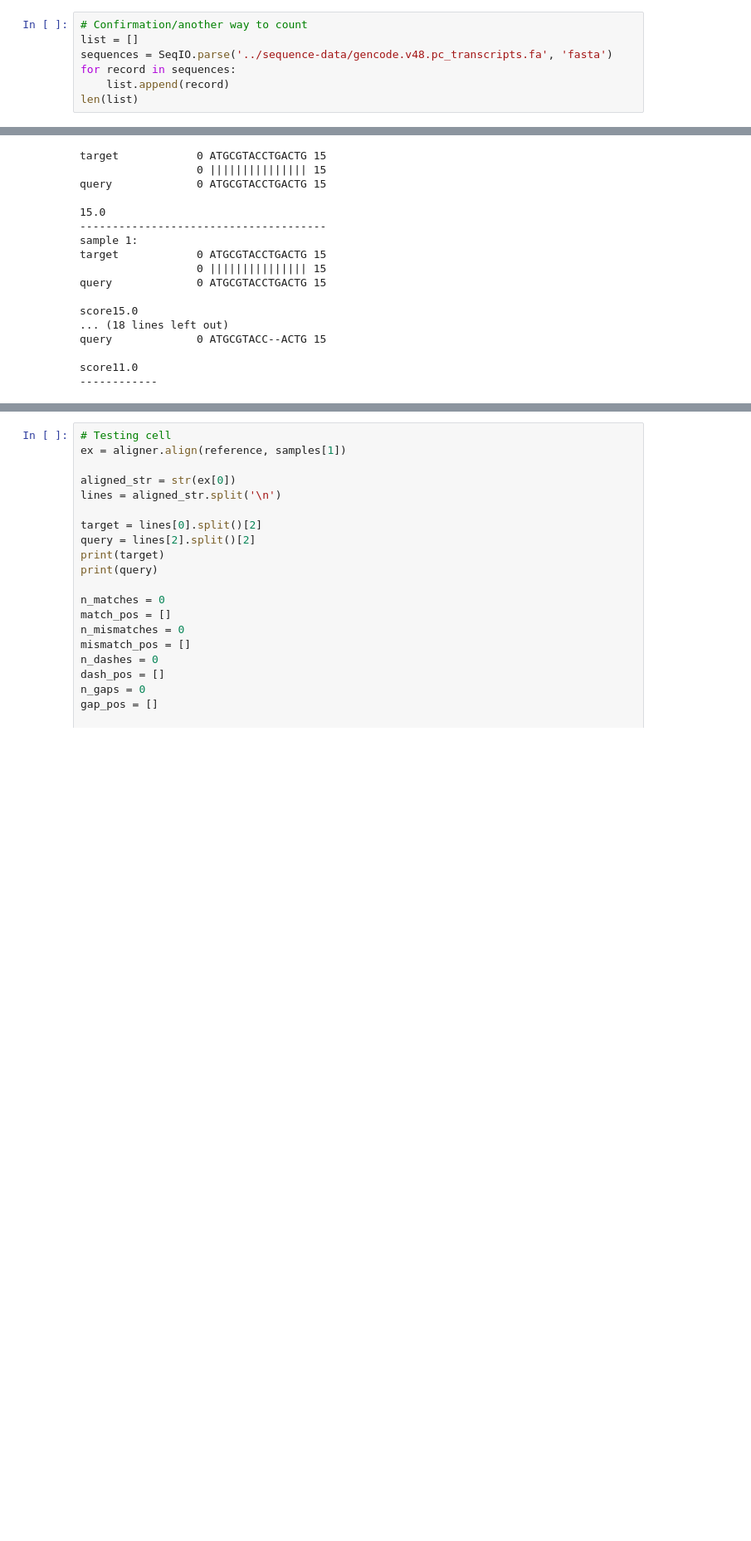
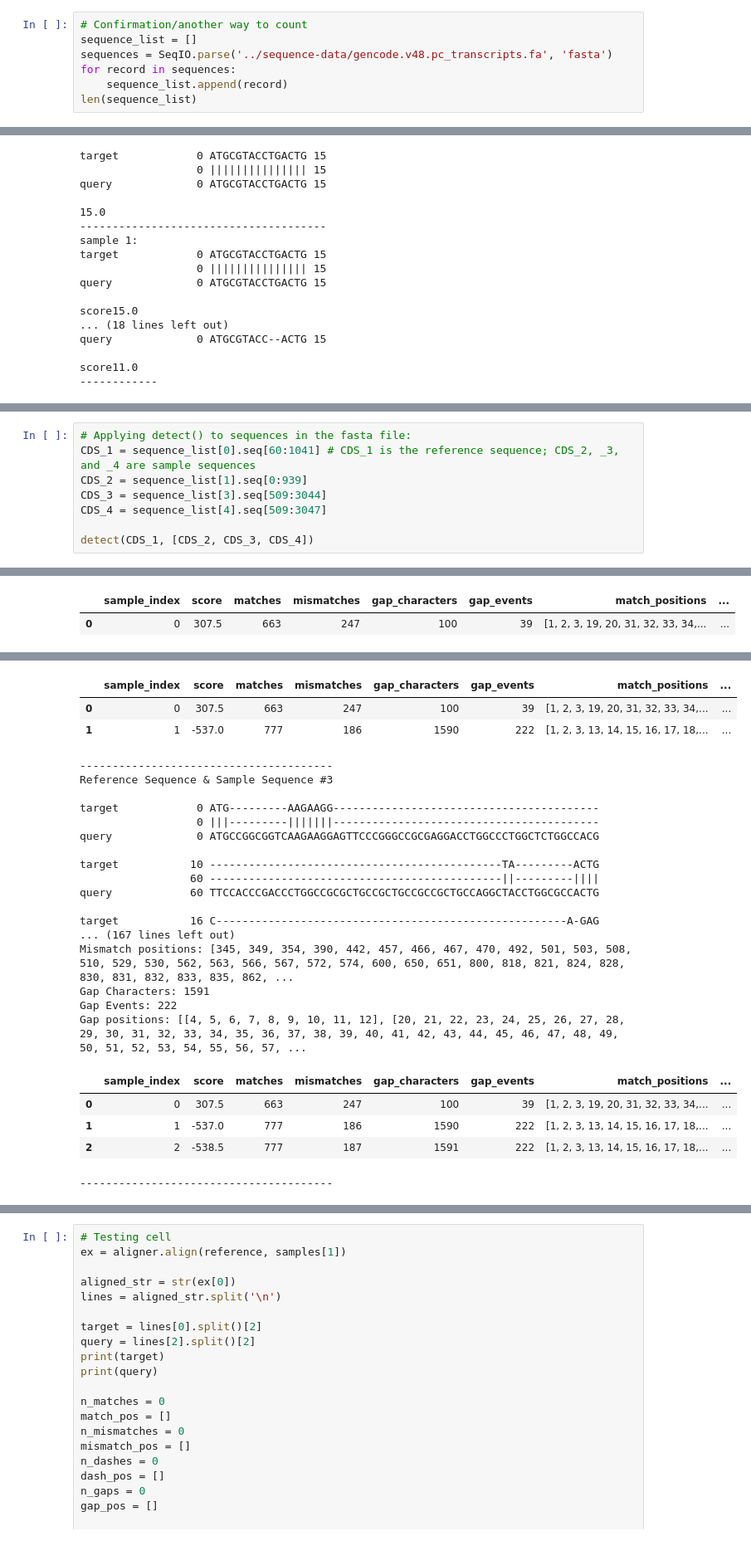
Before and after one commit to GeorgeCrawford15/computational-biology-notebooks, a Jupyter notebook: biopython.ipynb, the cells around one changed output, grey strips where cells are left out. Shown at 83% size. Saved outputs shown, nothing was run; the diff lists cells and outputs as text; blank space fills up the shorter version.

Commit message:
take extensive pairwise alignments notes, create function that provides super specific information on sequence alignment

```diff
--- a/biopython.ipynb
+++ b/biopython.ipynb
@@ -36,7 +54,7 @@ sum(1 for _ in SeqIO.parse('../sequence-data/gencode.v48.pc_transcripts.fa', 'fa
 # %%
 # Confirmation/another way to count
-list = []
+sequence_list = []
 sequences = SeqIO.parse('../sequence-data/gencode.v48.pc_transcripts.fa', 'fasta')
 for record in sequences:
-    list.append(record)
-len(list)
+    sequence_list.append(record)
+len(sequence_list)
@@ -282,0 +340,9 @@ detect(CDS_1, CDS_2)
+# %%
+# Applying detect() to sequences in the fasta file:
+CDS_1 = sequence_list[0].seq[60:1041] # CDS_1 is the reference sequence; CDS_2, _3, and _4 are sample sequences
+CDS_2 = sequence_list[1].seq[0:939]
+CDS_3 = sequence_list[3].seq[509:3044]
+CDS_4 = sequence_list[4].seq[509:3047]
+
+detect(CDS_1, [CDS_2, CDS_3, CDS_4])
+# %% [output]
@@ -282,0 +366,2 @@ detect(CDS_1, CDS_2)
+|  | sample_index | score | matches | mismatches | gap_characters | gap_events | match_positions | ... |
+| 0 | 0 | 307.5 | 663 | 247 | 100 | 39 | [1, 2, 3, 19, 20, 31, 32, 33, 34,... | ... |
@@ -282,0 +385,25 @@ detect(CDS_1, CDS_2)
+|  | sample_index | score | matches | mismatches | gap_characters | gap_events | match_positions | ... |
+| 0 | 0 | 307.5 | 663 | 247 | 100 | 39 | [1, 2, 3, 19, 20, 31, 32, 33, 34,... | ... |
+| 1 | 1 | -537.0 | 777 | 186 | 1590 | 222 | [1, 2, 3, 13, 14, 15, 16, 17, 18,... | ... |
+---------------------------------------
+Reference Sequence & Sample Sequence #3
+
+target            0 ATG---------AAGAAGG-----------------------------------------
+                  0 |||---------|||||||-----------------------------------------
+query             0 ATGCCGGCGGTCAAGAAGGAGTTCCCGGGCCGCGAGGACCTGGCCCTGGCTCTGGCCACG
+
+target           10 ---------------------------------------------TA---------ACTG
+                 60 ---------------------------------------------||---------||||
+query            60 TTCCACCCGACCCTGGCCGCGCTGCCGCTGCCGCCGCTGCCAGGCTACCTGGCGCCACTG
+
+target           16 C------------------------------------------------------A-GAG
+... (167 lines left out)
+Mismatch positions: [345, 349, 354, 390, 442, 457, 466, 467, 470, 492, 501, 503, 508, 510, 529, 530, 562, 563, 566, 567, 572, 574, 600, 650, 651, 800, 818, 821, 824, 828, 830, 831, 832, 833, 835, 862, ...
+Gap Characters: 1591
+Gap Events: 222
+Gap positions: [[4, 5, 6, 7, 8, 9, 10, 11, 12], [20, 21, 22, 23, 24, 25, 26, 27, 28, 29, 30, 31, 32, 33, 34, 35, 36, 37, 38, 39, 40, 41, 42, 43, 44, 45, 46, 47, 48, 49, 50, 51, 52, 53, 54, 55, 56, 57, ...
+|  | sample_index | score | matches | mismatches | gap_characters | gap_events | match_positions | ... |
+| 0 | 0 | 307.5 | 663 | 247 | 100 | 39 | [1, 2, 3, 19, 20, 31, 32, 33, 34,... | ... |
+| 1 | 1 | -537.0 | 777 | 186 | 1590 | 222 | [1, 2, 3, 13, 14, 15, 16, 17, 18,... | ... |
+| 2 | 2 | -538.5 | 777 | 187 | 1591 | 222 | [1, 2, 3, 13, 14, 15, 16, 17, 18,... | ... |
+---------------------------------------
```
Also changed, not shown: parts of 13 cells of this notebook, 2 other files.
